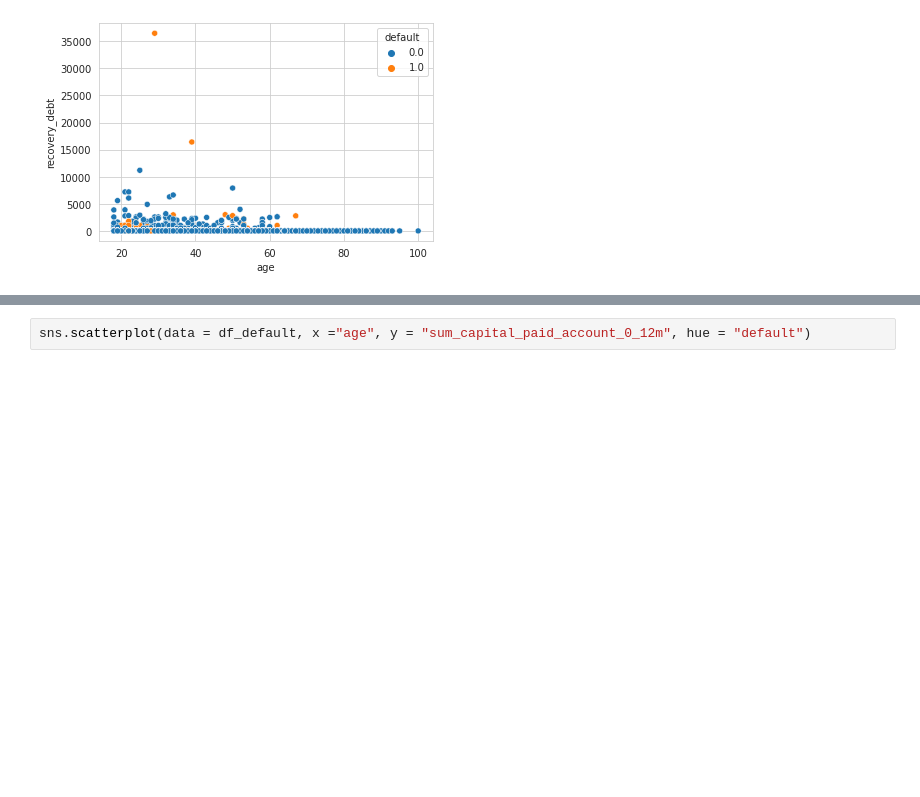
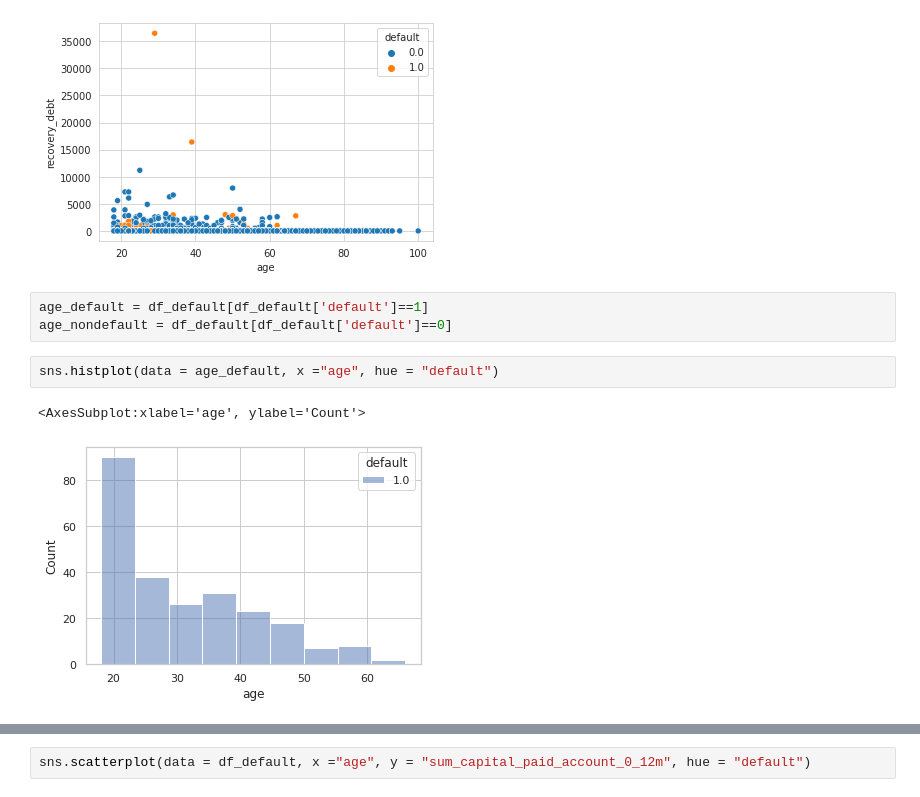
Before and after one commit to AnitsaYovanovska/ml_project, a Jupyter notebook: modelling/klarna_study_case2.ipynb, the cells around one changed output, grey strips where cells are left out. Saved outputs shown, nothing was run; the diff lists cells and outputs as text; blank space fills up the shorter version.

```diff
--- a/modelling/klarna_study_case2.ipynb
+++ b/modelling/klarna_study_case2.ipynb
@@ -307,3 +307,11 @@ sns.scatterplot(data = df_default, x ="age", y = "recovery_debt", hue = "default
 # %% [output]
 <AxesSubplot:xlabel='age', ylabel='recovery_debt'>
 [figure]
+# %%
+age_default = df_default[df_default['default']==1]
+age_nondefault = df_default[df_default['default']==0]
+# %%
+sns.histplot(data = age_default, x ="age", hue = "default")
+# %% [output]
+<AxesSubplot:xlabel='age', ylabel='Count'>
+[figure, added]
```
Also changed, not shown: parts of 1 cell of this notebook.
